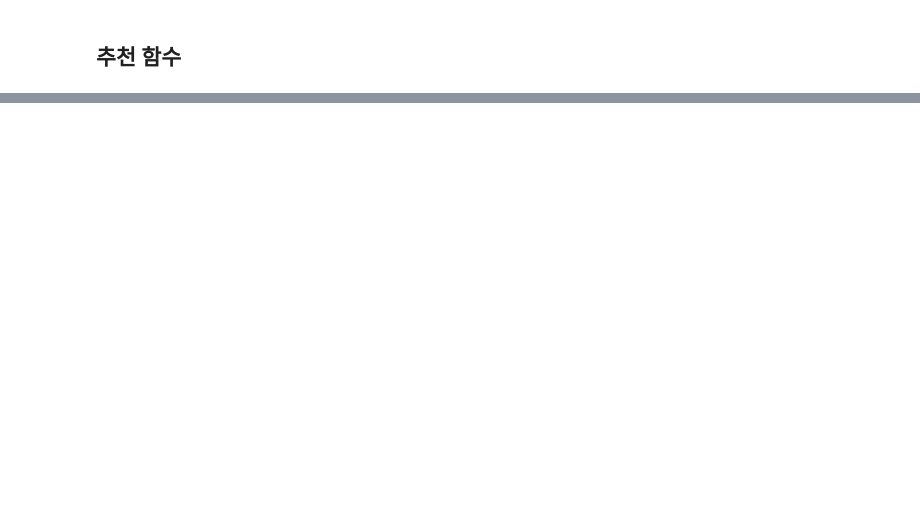
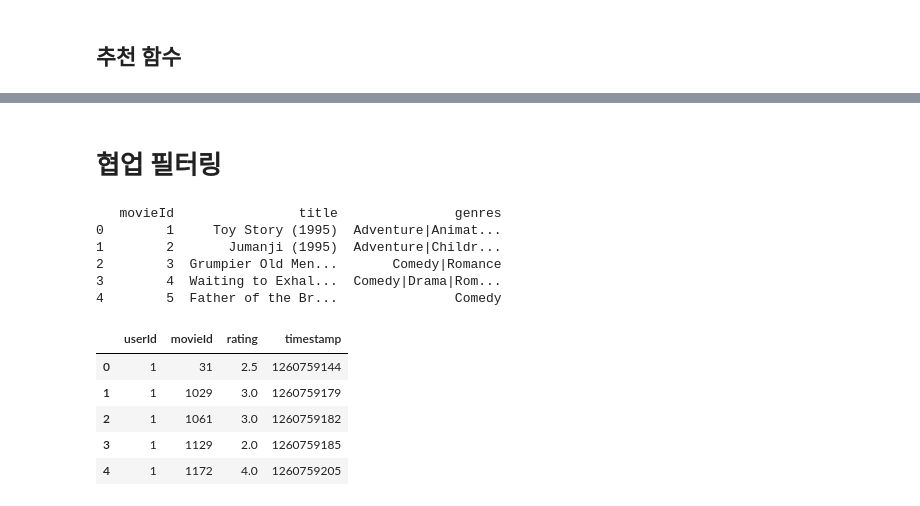
Before and after one commit to walker0625/machine-learning, a Jupyter notebook: theory/5. recommend_system.ipynb, the cells around one changed output, grey strips where cells are left out. Drawn from its saved outputs; the diff is of its cells as text; code cells hidden in the pictures; blank space fills up the shorter version.

```diff
--- a/theory/5. recommend_system.ipynb
+++ b/theory/5. recommend_system.ipynb
@@ -279,3 +265,25 @@ recommend_movies(df, keyword_sim_sorted, 'Superman', 5)
 | 1296 | 9531 | Superman III | Comedy Action Ad... | 5.3 | 490 | 22.164202 | saving the world... | 22.164202 | Aiming to defeat... |
 | 14 | 49521 | Man of Steel | Action Adventure... | 6.5 | 6359 | 99.398009 | saving the world... | 99.398009 | A young boy lear... |
 | 870 | 8536 | Superman II | Action Adventure... | 6.5 | 629 | 30.515175 | saving the world... | 30.515175 | Three escaped cr... |
+# %% [markdown]
+# 협업 필터링
+# %%
+import pandas as pd
+
+movies = pd.read_csv('../data/movies.csv')
+print(movies.head())
+ratings = pd.read_csv('../data/ratings.csv')
+ratings.head()
+# %% [output]
+   movieId                title               genres
+0        1     Toy Story (1995)  Adventure|Animat...
+1        2       Jumanji (1995)  Adventure|Childr...
+2        3  Grumpier Old Men...       Comedy|Romance
+3        4  Waiting to Exhal...  Comedy|Drama|Rom...
+4        5  Father of the Br...               Comedy
+|  | userId | movieId | rating | timestamp |
+| 0 | 1 | 31 | 2.5 | 1260759144 |
+| 1 | 1 | 1029 | 3.0 | 1260759179 |
+| 2 | 1 | 1061 | 3.0 | 1260759182 |
+| 3 | 1 | 1129 | 2.0 | 1260759185 |
+| 4 | 1 | 1172 | 4.0 | 1260759205 |
```
Also changed, not shown: parts of 17 cells of this notebook, 5 other files.
